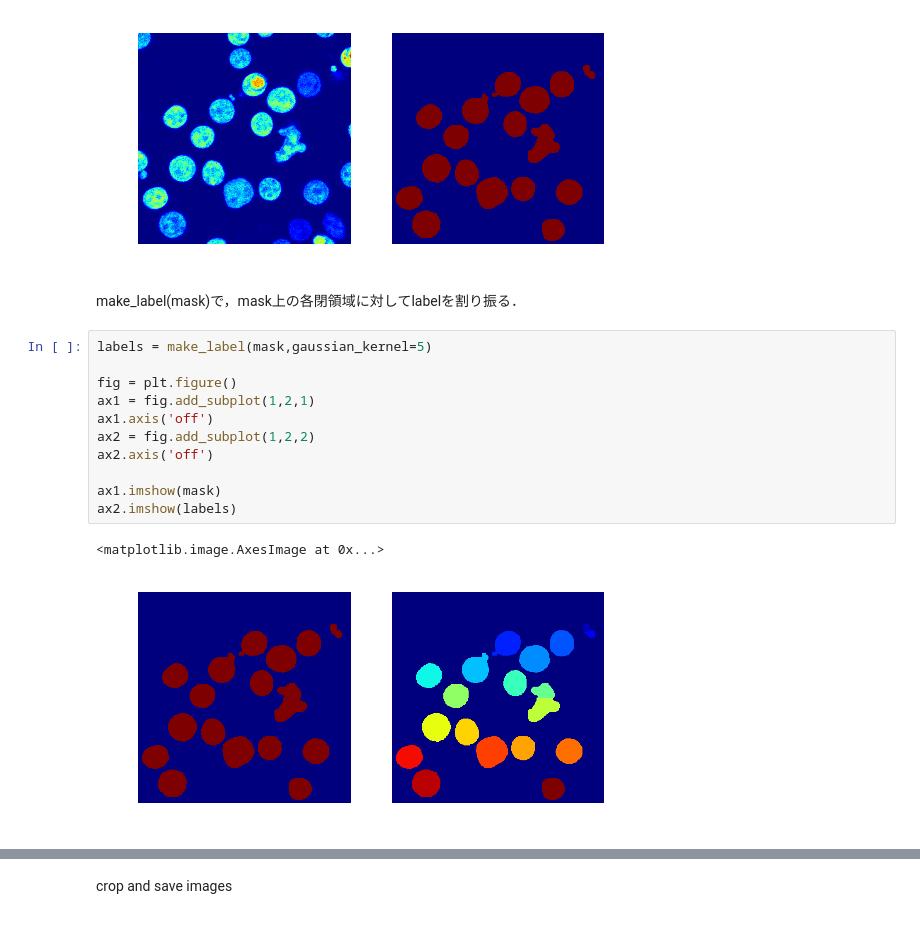
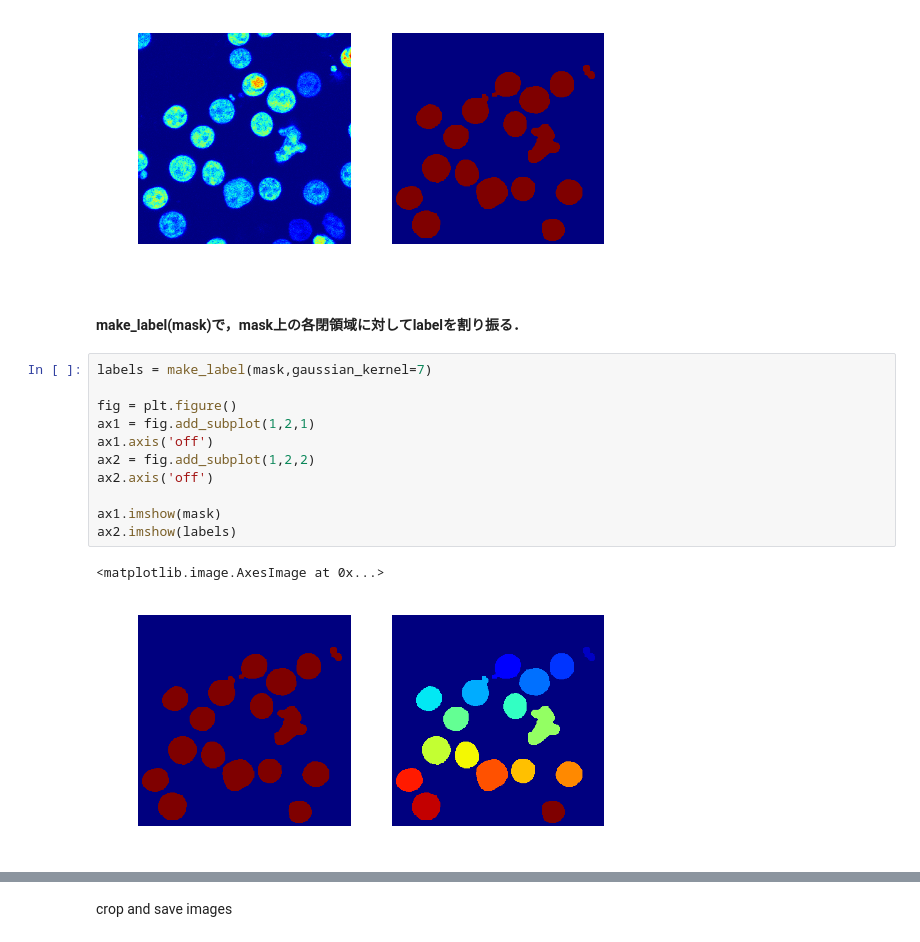
Before and after one commit to TakuTsuzuki/decode_project, a Jupyter notebook: cell_segmentation-demo.ipynb, the cells around one changed output, grey strips where cells are left out. Saved outputs shown, nothing was run; the diff lists cells and outputs as text.

```diff
--- a/cell_segmentation-demo.ipynb
+++ b/cell_segmentation-demo.ipynb
@@ -162,18 +162,18 @@ ax2.imshow(mask)
 <matplotlib.image.AxesImage at 0x...>
 [figure]
 # %% [markdown]
-make_label(mask)で，mask上の各閉領域に対してlabelを割り振る．
+#### make_label(mask)で，mask上の各閉領域に対してlabelを割り振る．
 # %%
-labels = make_label(mask,gaussian_kernel=5)
+labels = make_label(mask,gaussian_kernel=7)
 
 fig = plt.figure()
 ax1 = fig.add_subplot(1,2,1)
 ax1.axis('off')
 ax2 = fig.add_subplot(1,2,2)
 ax2.axis('off')
 
 ax1.imshow(mask)
 ax2.imshow(labels)
 # %% [output]
 <matplotlib.image.AxesImage at 0x...>
-[figure, old version]
+[figure, new version]
```
Also changed, not shown: parts of 13 cells of this notebook.
